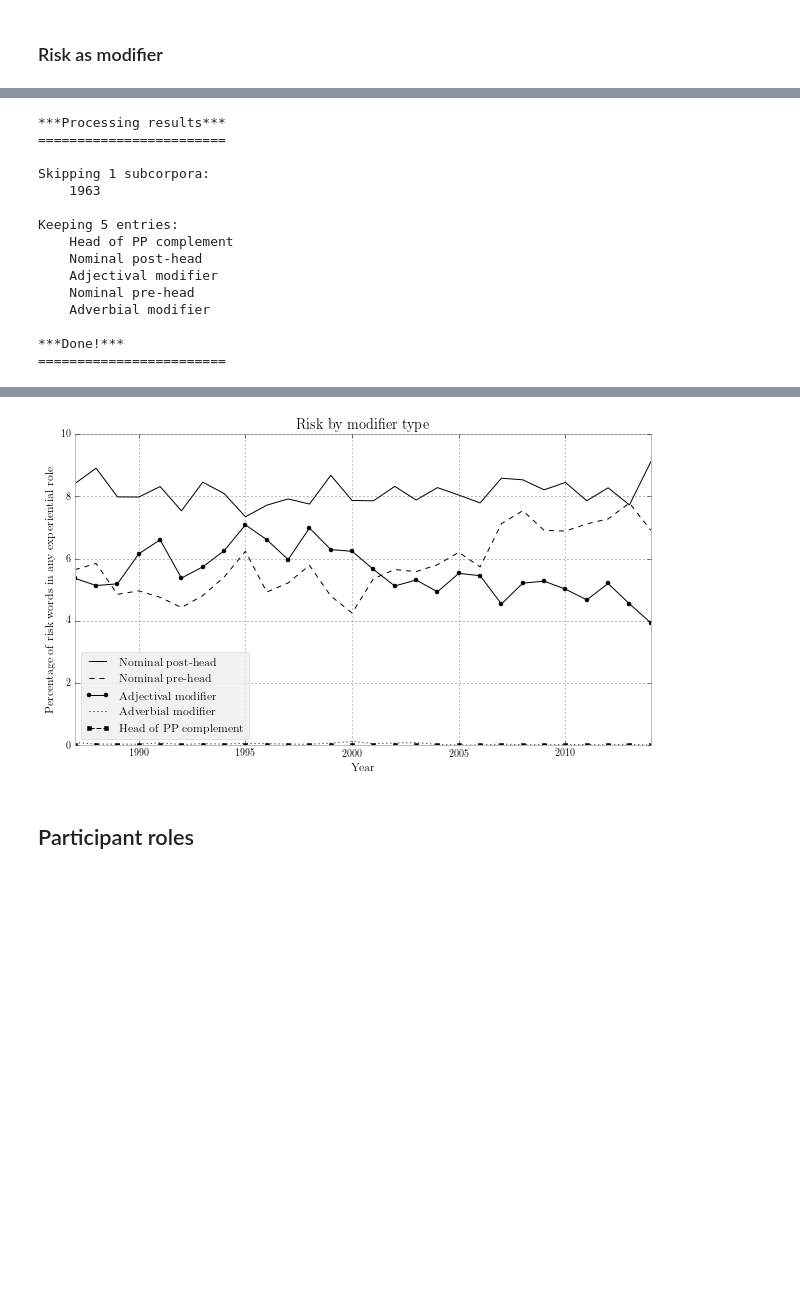
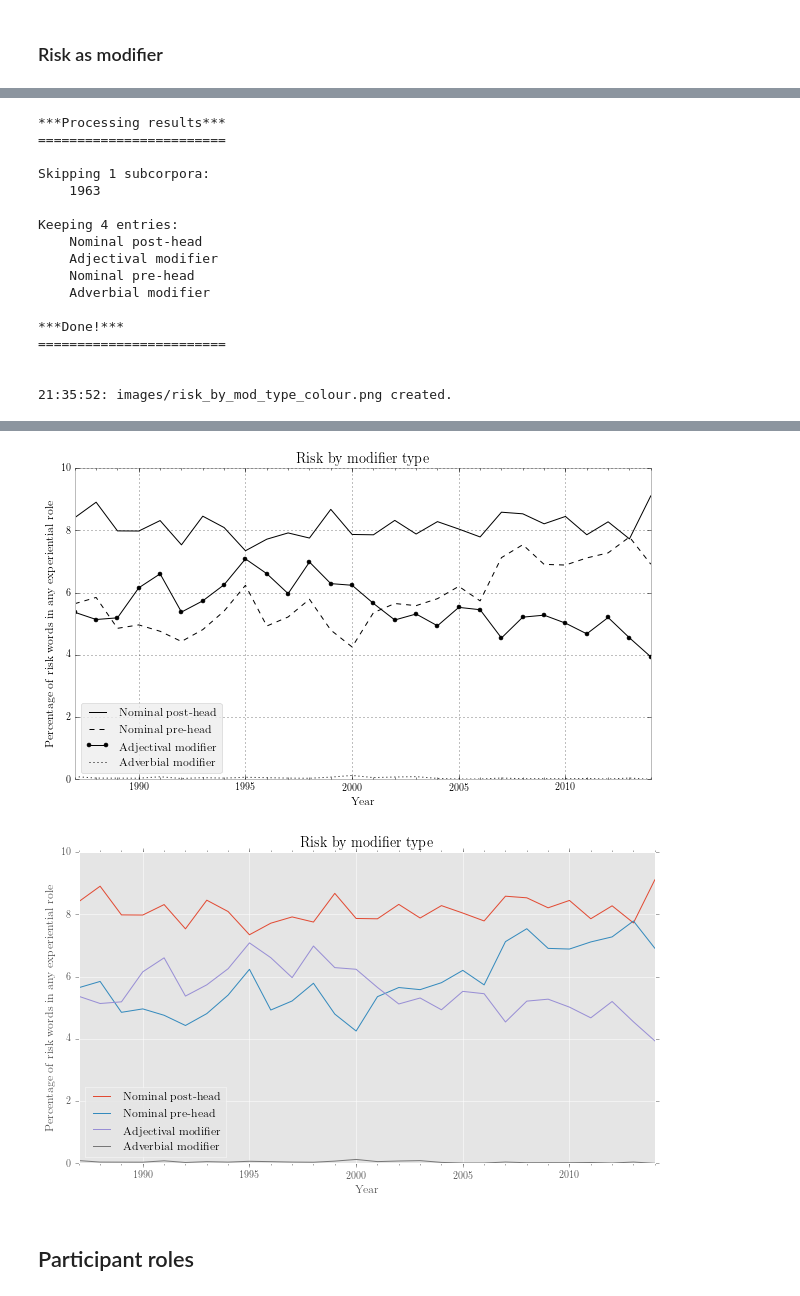
Before and after one commit to interrogator/risk, a Jupyter notebook: book_chapter_figures.ipynb, the cells around one changed output, grey strips where cells are left out. Cells and saved outputs as stored; diff of their text form; code cells hidden in the pictures; blank space fills up the shorter version.

```diff
--- a/book_chapter_figures.ipynb
+++ b/book_chapter_figures.ipynb
@@ -7,4 +7,4 @@ import os
 import pandas as pd
 from corpkit import *
 %matplotlib inline
-r = load_all_results()
+#r = load_all_results()
@@ -889,7 +901,7 @@ mods = editor(mods.results, just_entries = exp_roles['Modifier'])
 
 mod_roles = {'Nominal pre-head': r'^nn:',
               'Nominal post-head': r'^(prep_[a-z]*:n|vmod:)',
-              'Head of PP complement': r'^prep_[a-z]*:v)',
+              #'Head of PP complement': r'^prep_[a-z]*:v)',
               'Adverbial modifier': r'^advmod:',
               'Adjectival modifier': r'^amod:'}
 
@@ -918,6 +930,8 @@ rel_mods = editor(mods.results, '%', all_riskwords.totals, just_entries = mod_ro
                   sort_by = 'total', skip_subcorpora = 1963)
 plotter('Risk by modifier type', rel_mods.results, y_label = 'Percentage of risk words in any experiential role',
         style = 'bmh', figsize = (10, 6), black_and_white = True)
+plotter('Risk by modifier type', rel_mods.results, y_label = 'Percentage of risk words in any experiential role',
+        figsize = (10, 6), save = 'risk_by_mod_type_colour')
 # %% [output]
 ***Processing results***
 ========================
@@ -925,8 +939,7 @@ plotter('Risk by modifier type', rel_mods.results, y_label = 'Percentage of risk
 Skipping 1 subcorpora:
     1963
 
-Keeping 5 entries:
-    Head of PP complement
+Keeping 4 entries:
     Nominal post-head
     Adjectival modifier
     Nominal pre-head
@@ -934,3 +947,6 @@ Keeping 5 entries:
 
 ***Done!***
 ========================
+
+
+21:35:52: images/risk_by_mod_type_colour.png created.
@@ -937,4 +954,5 @@ Keeping 5 entries:
-[figure, old version]
+[figure, new version]
+[figure, added]
 # %% [markdown]
 ## Participant roles
 # %%
```
Also changed, not shown: parts of 13 cells of this notebook, 15 other files.
